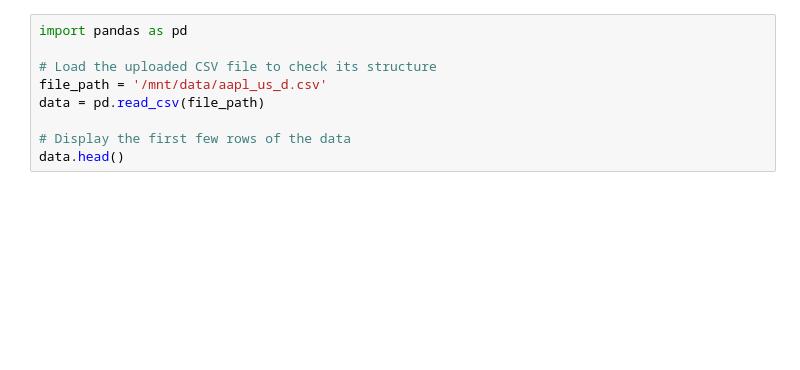
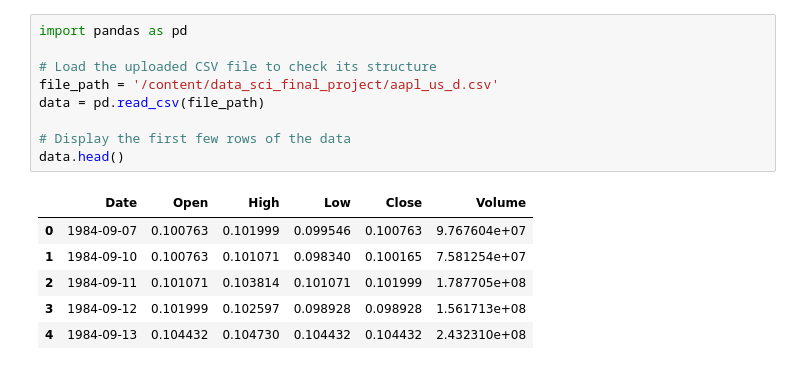
Before and after one commit to PuiPu/data_sci_final_project, a Jupyter notebook: GRU.ipynb, the cells around one changed output. Drawn from its saved outputs; the diff is of its cells as text; blank space fills up the shorter version.

```diff
--- a/GRU.ipynb
+++ b/GRU.ipynb
@@ -3,12 +14,19 @@
 # %%
 import pandas as pd
 
 # Load the uploaded CSV file to check its structure
-file_path = '/mnt/data/aapl_us_d.csv'
+file_path = '/content/data_sci_final_project/aapl_us_d.csv'
 data = pd.read_csv(file_path)
 
 # Display the first few rows of the data
 data.head()
+# %% [output]
+|  | Date | Open | High | Low | Close | Volume |
+| 0 | 1984-09-07 | 0.100763 | 0.101999 | 0.099546 | 0.100763 | 9.767604e+07 |
+| 1 | 1984-09-10 | 0.100763 | 0.101071 | 0.098340 | 0.100165 | 7.581254e+07 |
+| 2 | 1984-09-11 | 0.101071 | 0.103814 | 0.101071 | 0.101999 | 1.787705e+08 |
+| 3 | 1984-09-12 | 0.101999 | 0.102597 | 0.098928 | 0.098928 | 1.561713e+08 |
+| 4 | 1984-09-13 | 0.104432 | 0.104730 | 0.104432 | 0.104432 | 2.432310e+08 |
 # %%
 import numpy as np
 
```
Also changed, not shown: parts of 5 cells of this notebook.
